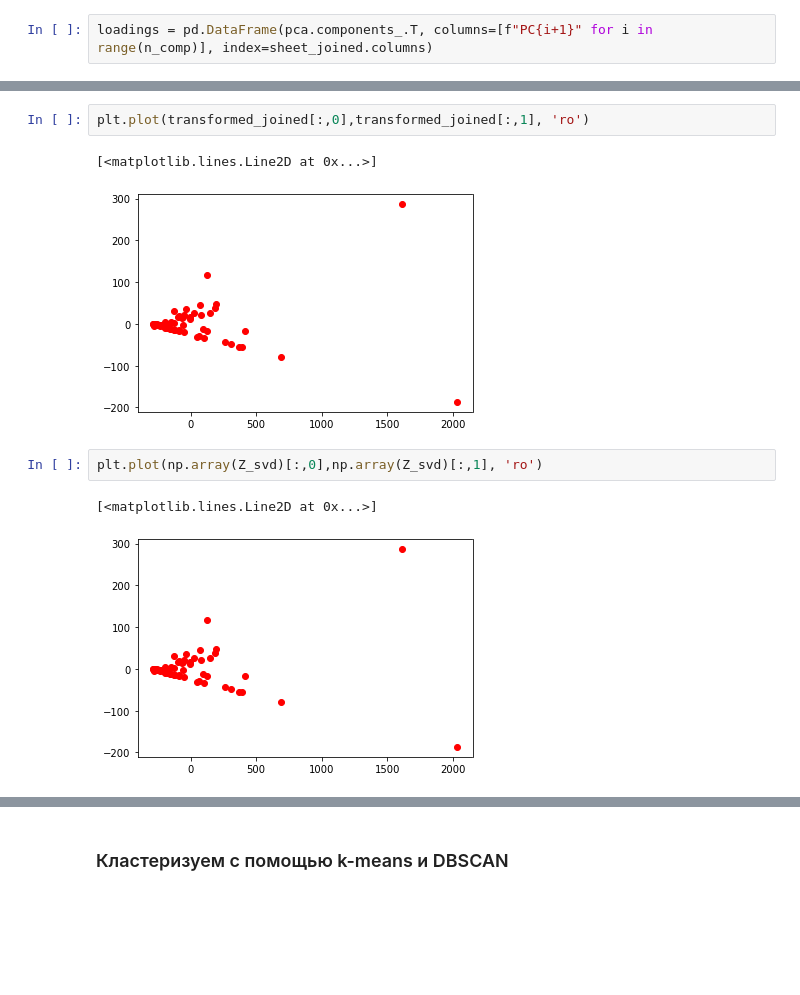
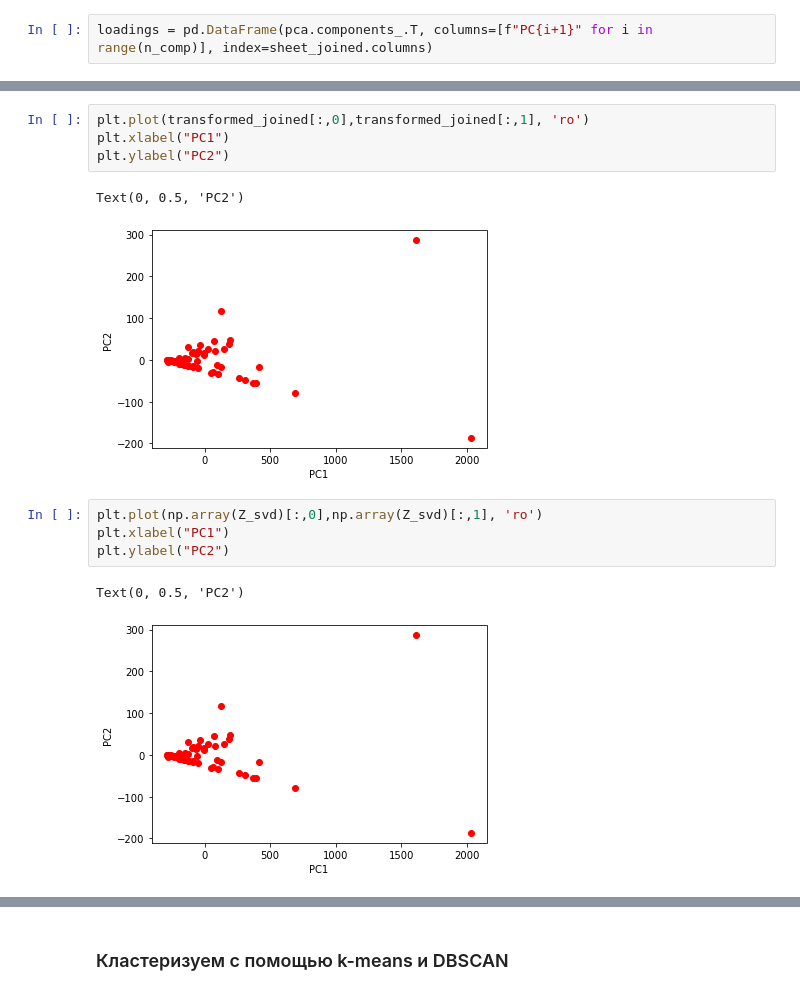
Before and after one commit to dmitry-maltsov/PolyMatStat, a Jupyter notebook: Course project/research/PCA.ipynb, the cells around one changed output, grey strips where cells are left out. Saved outputs shown, nothing was run; the diff lists cells and outputs as text; blank space fills up the shorter version.

```diff
--- a/Course project/research/PCA.ipynb
+++ b/Course project/research/PCA.ipynb
@@ -177,10 +208,14 @@ plt.plot(pca.explained_variance_ratio_, 'b--o')
 # %%
 plt.plot(transformed_joined[:,0],transformed_joined[:,1], 'ro')
+plt.xlabel("PC1")
+plt.ylabel("PC2")
 # %% [output]
-[<matplotlib.lines.Line2D at 0x...>]
+Text(0, 0.5, 'PC2')
-[figure, old version]
+[figure, new version]
 # %%
 plt.plot(np.array(Z_svd)[:,0],np.array(Z_svd)[:,1], 'ro')
+plt.xlabel("PC1")
+plt.ylabel("PC2")
 # %% [output]
-[<matplotlib.lines.Line2D at 0x...>]
+Text(0, 0.5, 'PC2')
-[figure, old version]
+[figure, new version]
```
Also changed, not shown: parts of 18 cells of this notebook, 13 other files.
